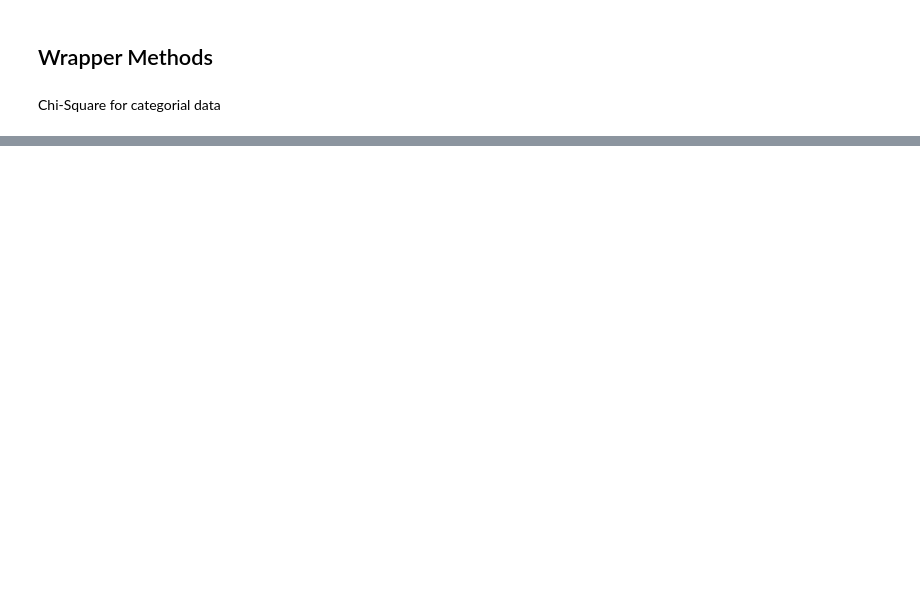
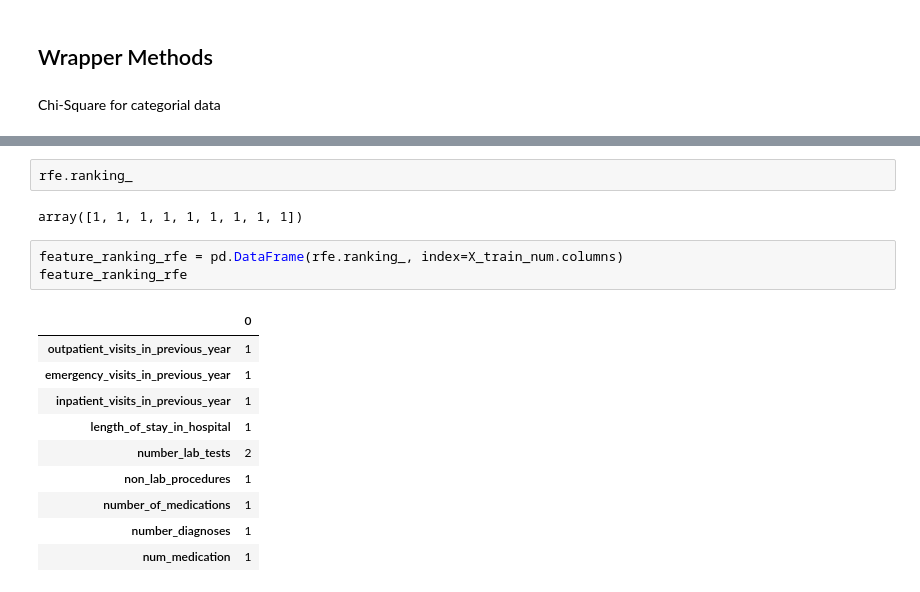
Before and after one commit to cmpnoah/Hospital_ML, a Jupyter notebook: Data_processing_pipeline.ipynb, the cells around one changed output, grey strips where cells are left out. Saved outputs shown, nothing was run; the diff lists cells and outputs as text; blank space fills up the shorter version.

```diff
--- a/Data_processing_pipeline.ipynb
+++ b/Data_processing_pipeline.ipynb
@@ -444,0 +511,18 @@ X_rfe = rfe.fit_transform(X = X_train_num_scaled, y = y_train)
+# %%
+rfe.ranking_
+# %% [output]
+array([1, 1, 1, 1, 1, 1, 1, 1, 1])
+# %%
+feature_ranking_rfe = pd.DataFrame(rfe.ranking_, index=X_train_num.columns)
+feature_ranking_rfe
+# %% [output]
+|  | 0 |
+| outpatient_visits_in_previous_year | 1 |
+| emergency_visits_in_previous_year | 1 |
+| inpatient_visits_in_previous_year | 1 |
+| length_of_stay_in_hospital | 1 |
+| number_lab_tests | 2 |
+| non_lab_procedures | 1 |
+| number_of_medications | 1 |
+| number_diagnoses | 1 |
+| num_medication | 1 |
```
Also changed, not shown: parts of 7 cells of this notebook.
